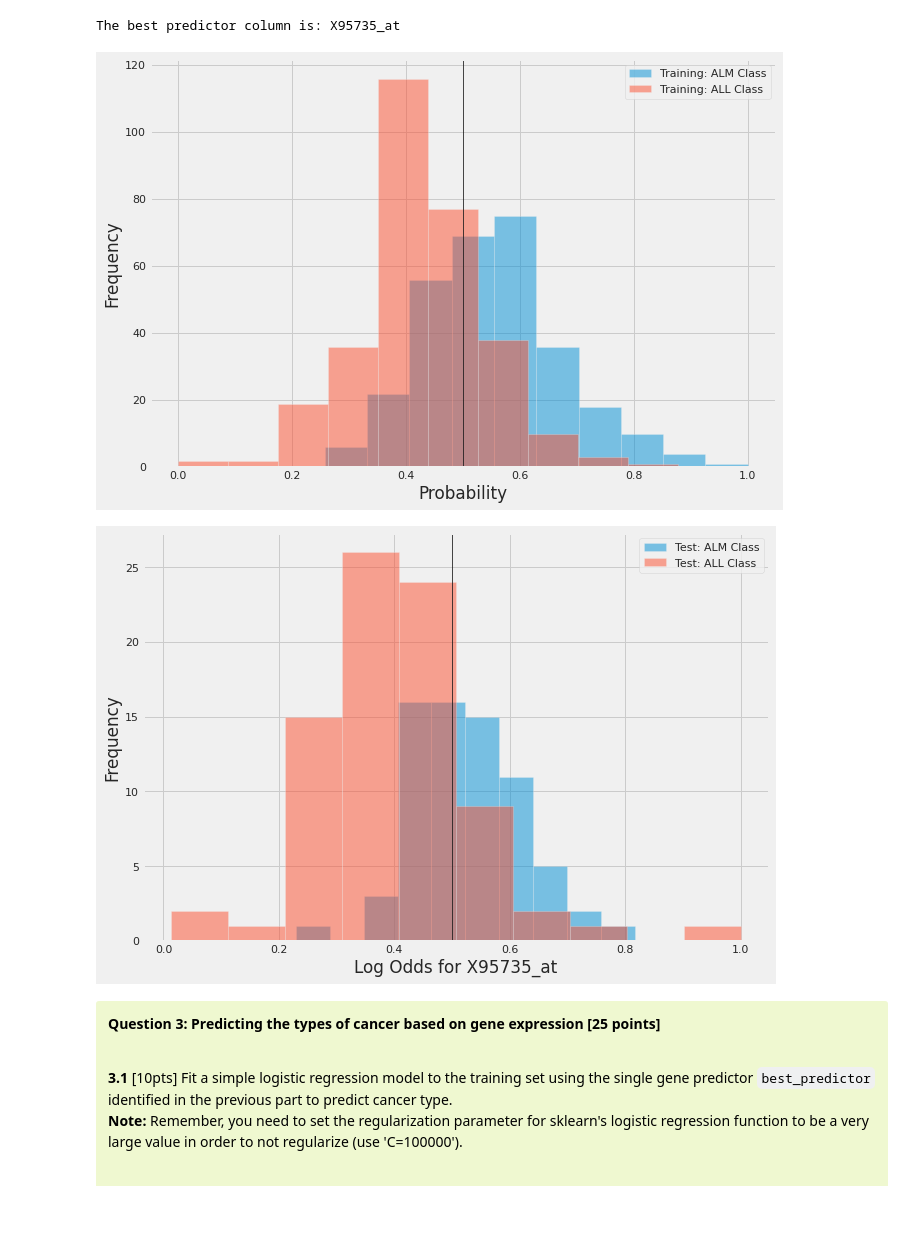
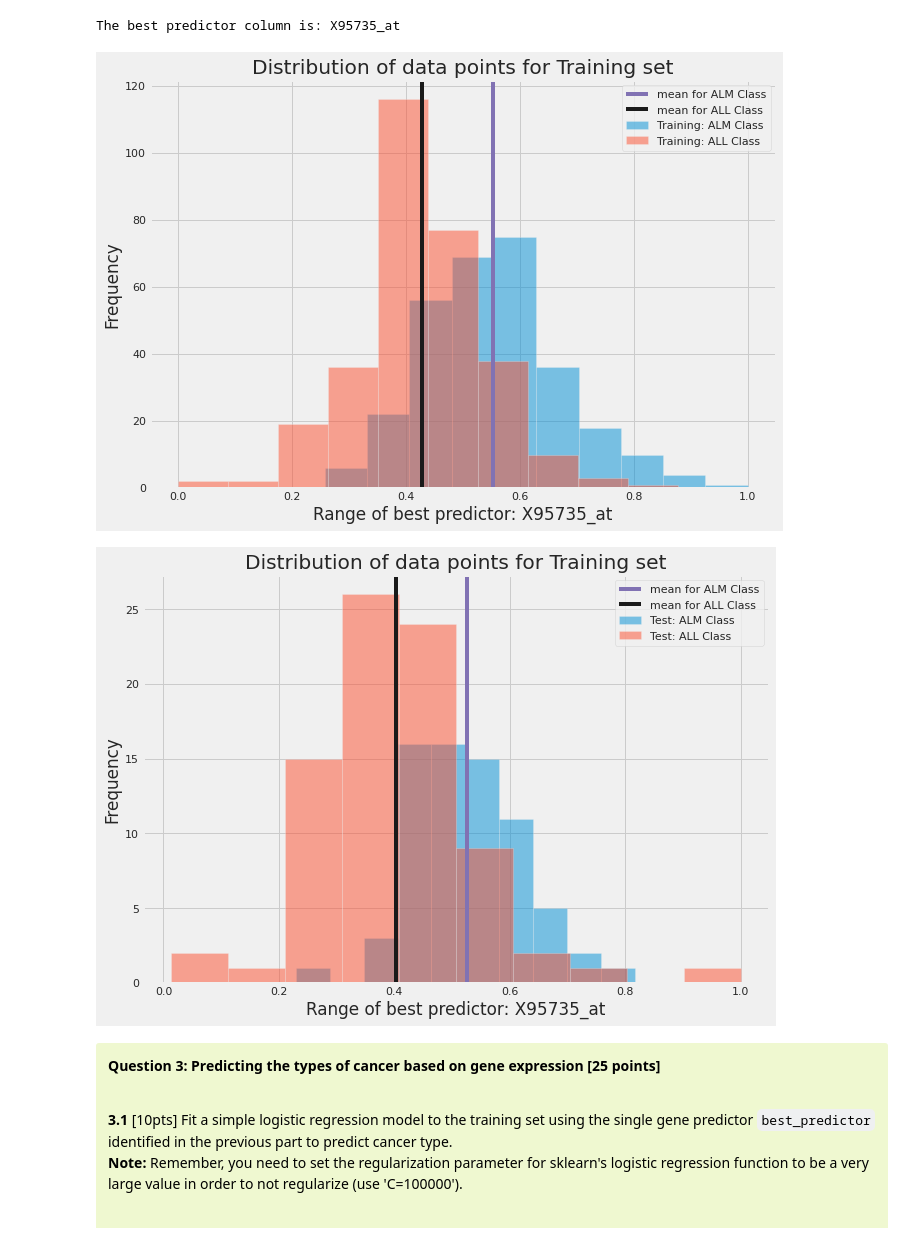
Before and after one commit to Wangsherpa/homeworks, a Jupyter notebook: Homework-3/Homework-3-student.ipynb, the cells around one changed output. Drawn from its saved outputs; the diff is of its cells as text; code cells hidden in the pictures; blank space fills up the shorter version.

```diff
--- a/Homework-3/Homework-3-student.ipynb
+++ b/Homework-3/Homework-3-student.ipynb
@@ -227,29 +227,34 @@ The best predictor column is: X95735_at
 # %%
 # plot histogram of best predictor column in train set
 plt.style.use('fivethirtyeight')
 plt.figure(figsize=(10, 7))
 plt.hist(X_train_norm_df[best_predictor][y_train==1], alpha=0.5, label='Training: ALM Class')
 plt.hist(X_train_norm_df[best_predictor][y_train==0], alpha=0.5, label='Training: ALL Class')
-plt.axvline(0.5, color='k', linewidth =0.8)
+plt.axvline(X_train_norm_df[best_predictor][y_train==1].mean(), color='m', label='mean for ALM Class')
+plt.axvline(X_train_norm_df[best_predictor][y_train==0].mean(), color='k', label='mean for ALL Class')
+
 plt.legend()
-plt.xlabel("Probability") #or the log odds?
+plt.title("Distribution of data points for Training set")
+plt.xlabel("Range of best predictor: X95735_at")
 plt.ylabel("Frequency")
 plt.show()
 # %% [output]
-[figure, old version]
+[figure, new version]
 # %%
 # plot histogram of best predictor column in test set
 plt.style.use('fivethirtyeight')
 plt.figure(figsize=(10, 7))
 plt.hist(X_test[best_predictor][y_test==1], alpha=0.5, label='Test: ALM Class')
 plt.hist(X_test[best_predictor][y_test==0], alpha=0.5, label='Test: ALL Class')
-plt.axvline(0.5, color='k', linewidth =0.8)
-plt.xlabel("Log Odds for X95735_at")
+plt.axvline(X_test[best_predictor][y_test==1].mean(), color='m', label='mean for ALM Class')
+plt.axvline(X_test[best_predictor][y_test==0].mean(), color='k', label='mean for ALL Class')
+plt.xlabel("Range of best predictor: X95735_at")
 plt.ylabel("Frequency")
+plt.title("Distribution of data points for Training set")
 plt.legend()
 plt.show()
 # %% [output]
-[figure, old version]
+[figure, new version]
 # %% [markdown]
 <div class="alert alert-block alert-danger" style="color:black;background-color:#EFF8D0">
 
```
Also changed, not shown: parts of 31 cells of this notebook.
